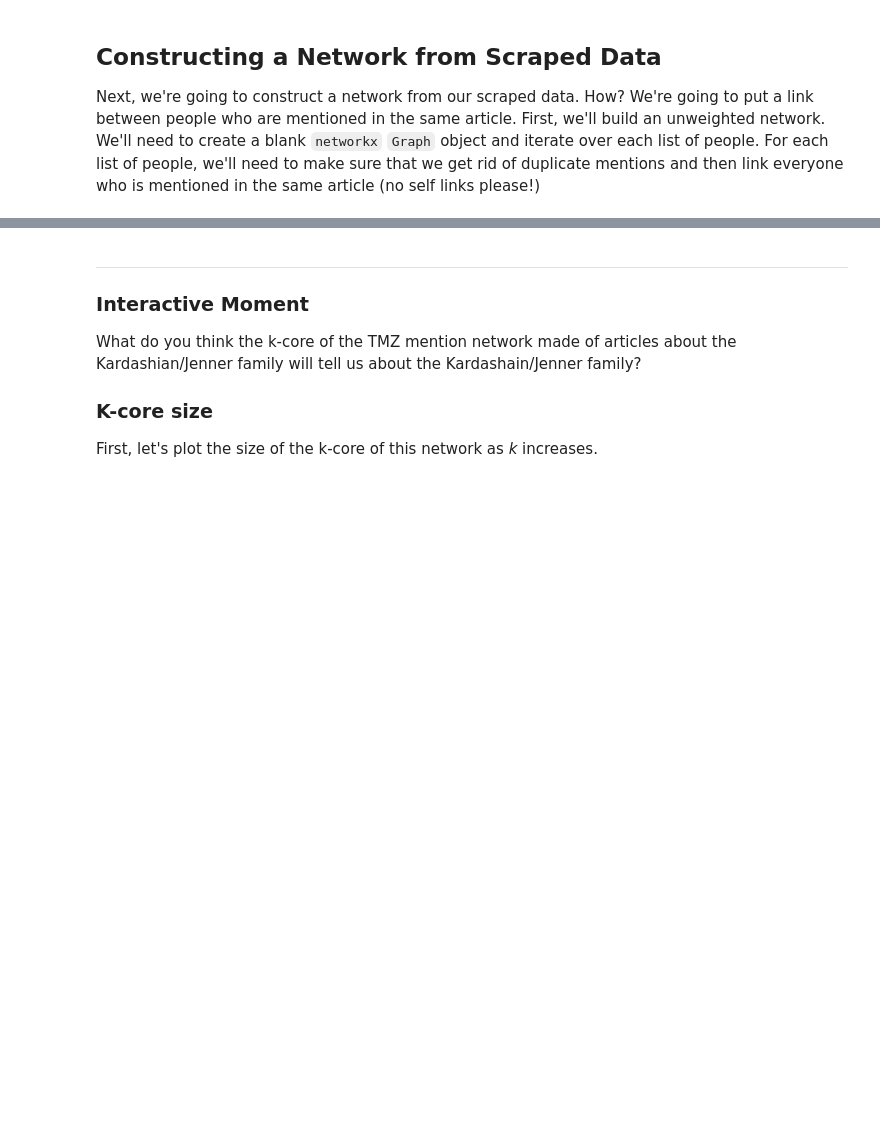
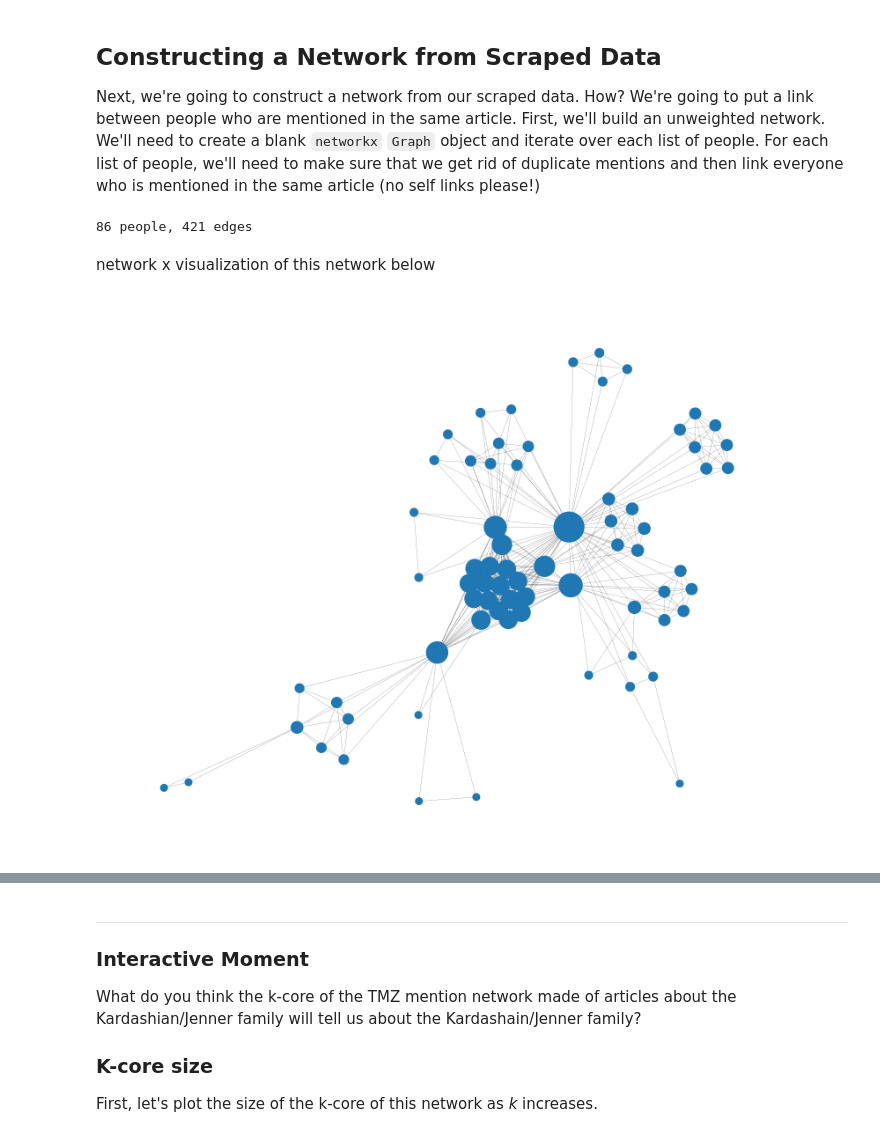
Before and after one commit to 14arjunk/CNET5051, a Jupyter notebook: class_06_scraping2_my_work.ipynb, the cells around one changed output, grey strips where cells are left out. Saved outputs shown, nothing was run; the diff lists cells and outputs as text; code cells hidden in the pictures; blank space fills up the shorter version.

Commit message:
visualizing the network

```diff
--- a/class_06_scraping2_my_work.ipynb
+++ b/class_06_scraping2_my_work.ipynb
@@ -285,7 +285,38 @@ While we wait for our code to run, let's switch back to our notebook and practic
 Next, we're going to construct a network from our scraped data. How? We're going to put a link between people who are mentioned in the same article. First, we'll build an unweighted network. We'll need to create a blank `networkx` `Graph` object and iterate over each list of people. For each list of people, we'll need to make sure that we get rid of duplicate mentions and then link everyone who is mentioned in the same article (no self links please!)
 # %%
 import networkx as nx
+from itertools import combinations
 
 unweighted_g = nx.Graph()
 
 # Your turn: build a graph that links people mentioned in the same article!
+for people in lists_of_people:
+    # Deduplicate within the article
+    unique_people = sorted(set(people))
+
+    unweighted_g.add_nodes_from(unique_people)
+
+    for person_a, person_b in combinations(unique_people, 2):
+        if unweighted_g.has_edge(person_a, person_b):
+            unweighted_g[person_a][person_b]['weight'] += 1
+        else:
+            unweighted_g.add_edge(person_a, person_b, weight=1)
+
+print(unweighted_g.number_of_nodes(), 'people,', unweighted_g.number_of_edges(), 'edges')
+# %% [output]
+86 people, 421 edges
+# %% [markdown]
+network x visualization of this network below
+# %%
+import matplotlib.pyplot as plt
+
+g = unweighted_g.subgraph(max(nx.connected_components(unweighted_g), key=len))  # biggest connected group
+pos = nx.spring_layout(g, k=0.3, seed=42)  # seed = same layout every run
+sizes = [10 + 10 * g.degree(n) for n in g]  # bigger node = more co-mentions
+
+plt.figure(figsize=(10, 8))
+nx.draw_networkx(g, pos, node_size=sizes, width=0.1, with_labels=False)
+plt.axis('off')
+plt.show()
+# %% [output]
+[figure, added]
```
Also changed, not shown: parts of 1 cell of this notebook, 1 other file.
